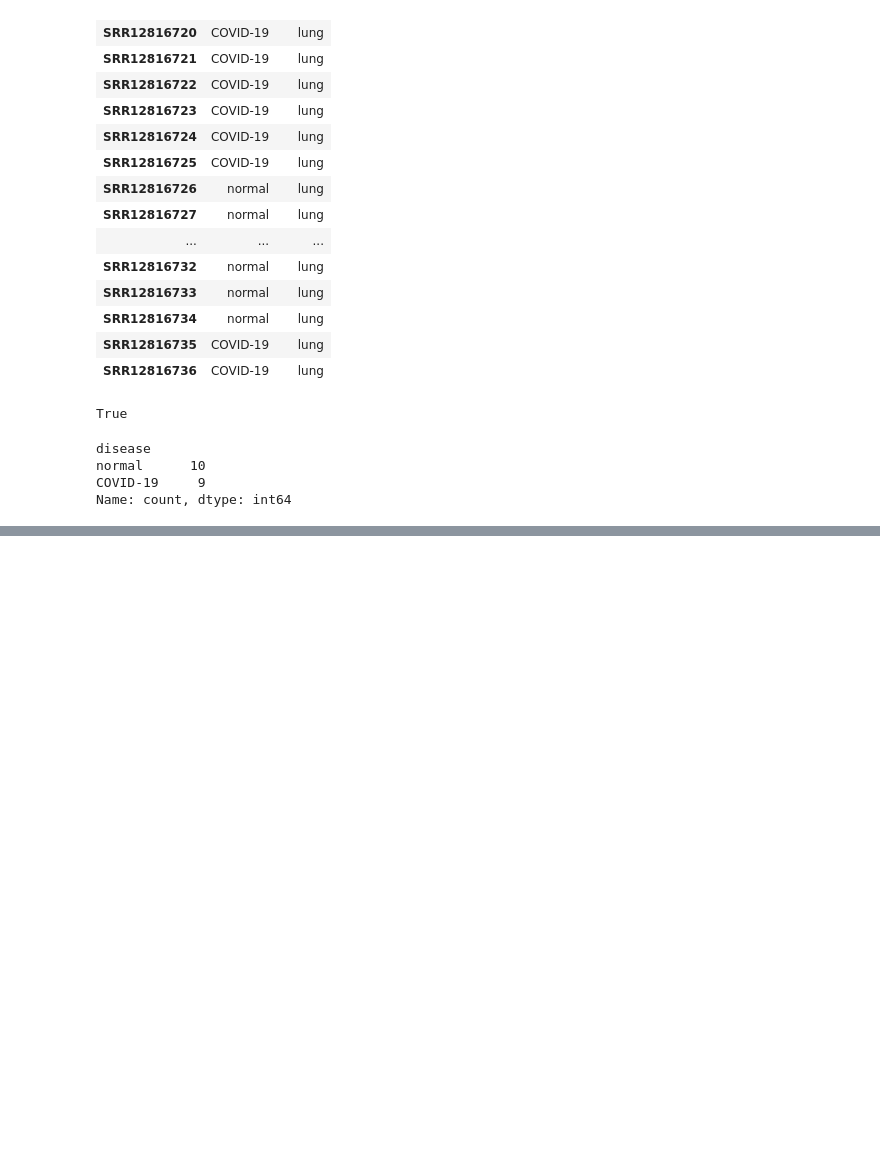
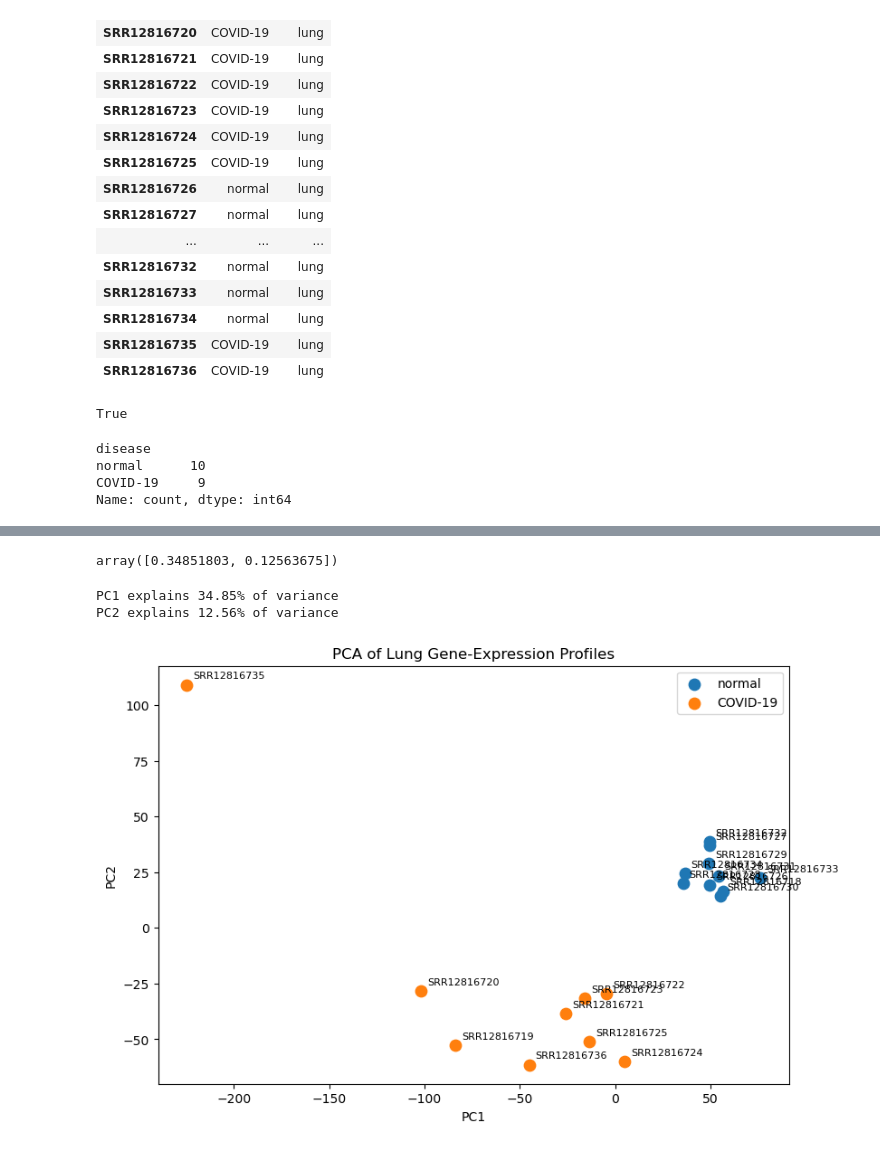
Before and after one commit to shaunagbaje/projects, a Jupyter notebook: 03_covid_gene_expression/gene_expression_analysis.ipynb, the cells around one changed output, grey strips where cells are left out. Drawn from its saved outputs; the diff is of its cells as text; code cells hidden in the pictures; blank space fills up the shorter version.

```diff
--- a/03_covid_gene_expression/gene_expression_analysis.ipynb
+++ b/03_covid_gene_expression/gene_expression_analysis.ipynb
@@ -690,0 +783,16 @@ Name: count, dtype: int64
+# %%
+pca = PCA(n_components=2)
+
+pca_components = pca.fit_transform(log_cpm.T)
+
+pca_df = pd.DataFrame(
+    pca_components,
+    index=log_cpm.columns,
+    columns=["PC1", "PC2"]
+)
+
+pca_df = pca_df.join(
+    lung_metadata_aligned[["disease"]]
+)
+
+pca_df
@@ -690,0 +817,39 @@ Name: count, dtype: int64
+# %%
+pca.explained_variance_ratio_
+# %% [output]
+array([0.34851803, 0.12563675])
+# %%
+print(f"PC1 explains {pca.explained_variance_ratio_[0] * 100:.2f}% of variance")
+print(f"PC2 explains {pca.explained_variance_ratio_[1] * 100:.2f}% of variance")
+# %% [output]
+PC1 explains 34.85% of variance
+PC2 explains 12.56% of variance
+# %%
+plt.figure(figsize=(9, 6))
+
+for disease in pca_df["disease"].unique():
+    subset = pca_df[pca_df["disease"] == disease]
+
+    plt.scatter(
+        subset["PC1"],
+        subset["PC2"],
+        label=disease,
+        s=80
+    )
+
+for sample in pca_df.index:
+    plt.annotate(
+        sample,
+        (pca_df.loc[sample, "PC1"], pca_df.loc[sample, "PC2"]),
+        fontsize=8,
+        xytext=(5, 5),
+        textcoords="offset points"
+    )
+
+plt.xlabel("PC1")
+plt.ylabel("PC2")
+plt.title("PCA of Lung Gene-Expression Profiles")
+plt.legend()
+plt.show()
+# %% [output]
+[figure, added]
```
Also changed, not shown: parts of 16 cells of this notebook.
